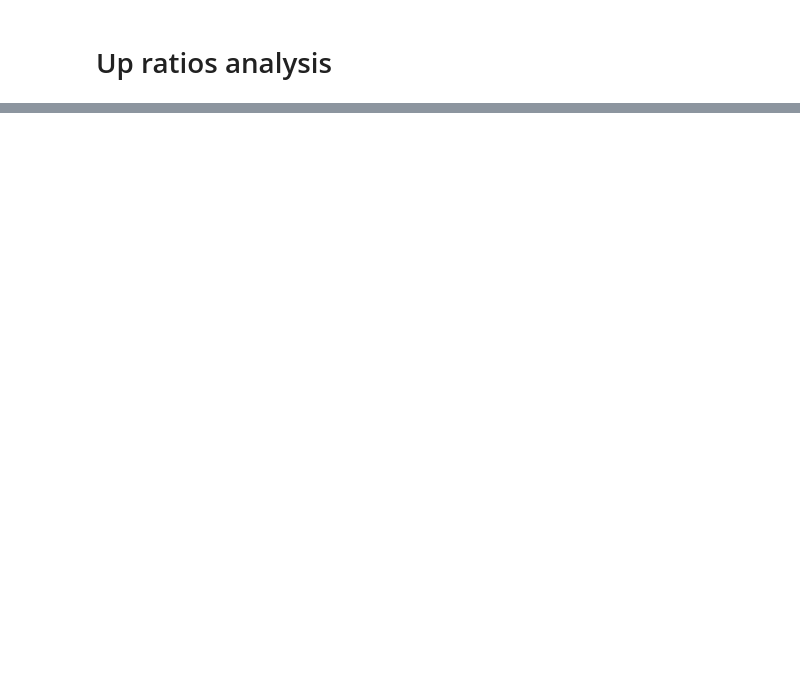
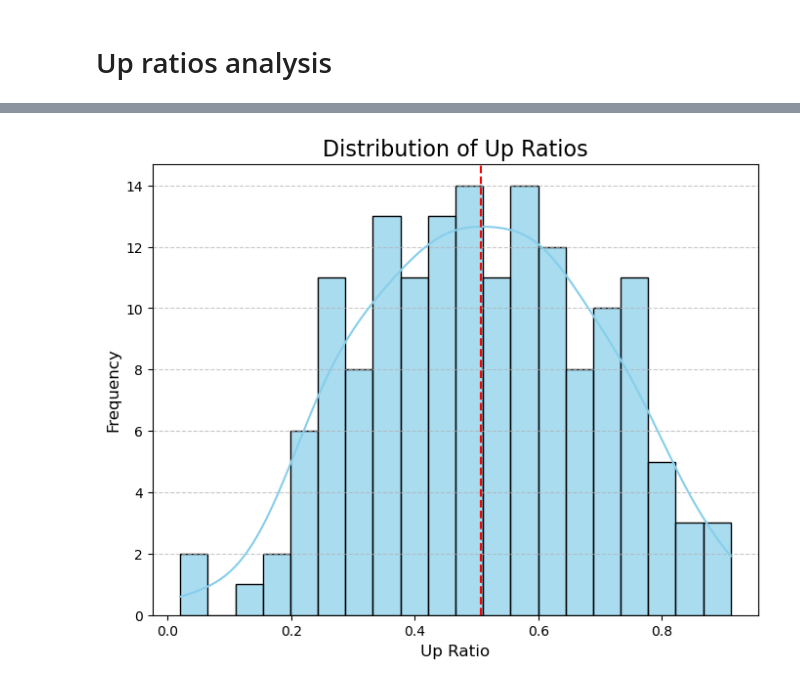
Before and after one commit to mircoloo/TemporalGNNReview, a Jupyter notebook: code/dataset_analyzer_notebook.ipynb, the cells around one changed output, grey strips where cells are left out. Drawn from its saved outputs; the diff is of its cells as text; code cells hidden in the pictures; blank space fills up the shorter version.

```diff
--- a/code/dataset_analyzer_notebook.ipynb
+++ b/code/dataset_analyzer_notebook.ipynb
@@ -425,0 +161,2 @@ Error:
+# %%
+up_ratios = np.array(snapshots_info)  # Convert to numpy array for easier manipulation
@@ -425,0 +184,14 @@ Error:
+# %%
+plt.figure(figsize=(8, 6))
+sns.histplot(up_ratios, bins=20, kde=True, color='skyblue', edgecolor='black', alpha=0.7)
+plt.title('Distribution of Up Ratios', fontsize=16)
+plt.axvline(x=snap_infos['up_ratio'], color='red', linestyle='--', label='95% CI')
+plt.xlabel('Up Ratio', fontsize=12)
+plt.ylabel('Frequency', fontsize=12)
+plt.grid(axis='y', linestyle='--', alpha=0.7)
+
+# Save and show the plot
+plt.savefig(analyzer.analysis_results_path / "up_ratio_distribution.png", dpi=300, bbox_inches='tight')
+plt.show()
+# %% [output]
+[figure, added]
```
Also changed, not shown: parts of 29 cells of this notebook, 4 other files.
